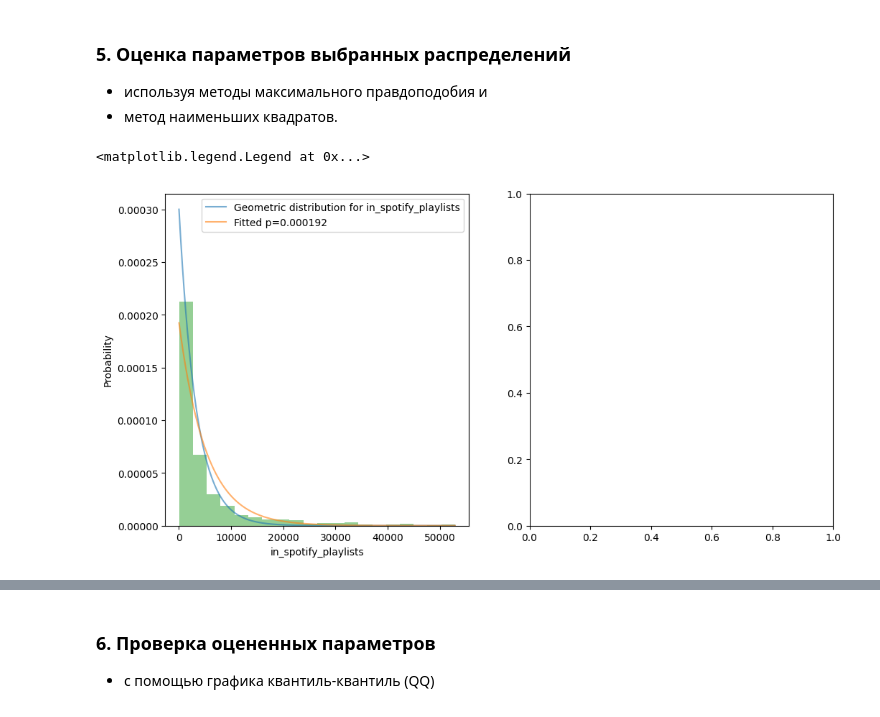
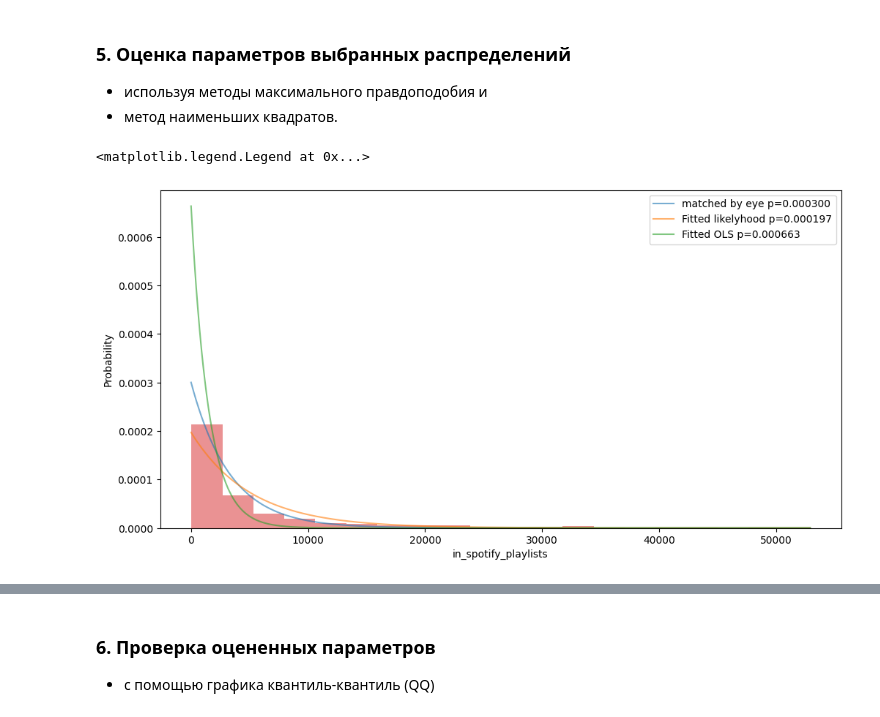
Before and after one commit to SergeyPishchulov/MOMO, a Jupyter notebook: lab3/лаба3.ipynb, the cells around one changed output, grey strips where cells are left out. Cells and saved outputs as stored; diff of their text form; code cells hidden in the pictures.

```diff
--- a/lab3/лаба3.ipynb
+++ b/lab3/лаба3.ipynb
@@ -317,8 +321,3 @@ plt.show()
 ### 5. Оценка параметров выбранных распределений
 - используя методы максимального правдоподобия и
 - метод наименьших квадратов.
-# %%
-
-dist = geom
-res = sts.fit(dist, in_spotify_playlists.values)
-# res.plot()
@@ -327,13 +324,25 @@ p_likelyhood = res.params[0]
+# %%
+res = sts.fit(geom, in_spotify_playlists.values)
+p_likelyhood = res.params[0]
+geom_likelihood_fitted = geom(p_likelyhood).pmf(x_geo)
+def geom_pmf(x,p):
+    return geom(p=p).pmf(x)
+
+d =  in_spotify_playlists.values
+xs = sorted(list(set(d)))
+hist, bin_edges = np.histogram(d,bins=xs, density=True)
+y_hist = hist   # эмпирическая функция плотности
+p_ols = curve_fit(geom_pmf,xs[:-1],hist, p0=p_rough)[0][0]
+geom_ols_fitted = geom(p=p_ols).pmf(x_geo)
 # %%
-geom_fitted = geom(p_likelyhood).pmf(x_geo)
-
-fig, axs = plt.subplots(1, 2, figsize=(12, 6))
-axs[0].plot(x_geo, y_geo, label=f'Geometric distribution for {in_spotify_playlists.name}', alpha=0.6)
-axs[0].plot(x_geo, geom_fitted, label=f'Fitted p='+"{:.6f}".format(p_likelyhood), alpha=0.6)
-axs[0].hist(in_spotify_playlists, bins=20, density=True, alpha=0.5)
-axs[0].set_xlabel('in_spotify_playlists')
-axs[0].set_ylabel('Probability')
-axs[0].legend()
+fig, ax = plt.subplots(figsize=(12, 6))#1, 2, figsize=(12, 6))
+ax.plot(x_geo, y_geo, label=f'matched by eye p='+"{:.6f}".format(p_rough), alpha=0.6)
+ax.plot(x_geo, geom_likelihood_fitted, label=f'Fitted likelyhood p='+"{:.6f}".format(p_likelyhood), alpha=0.6)
+ax.plot(x_geo, geom_ols_fitted, label=f'Fitted OLS p='+"{:.6f}".format(p_ols), alpha=0.6)
+ax.hist(in_spotify_playlists, bins=20, density=True, alpha=0.5)
+ax.set_xlabel('in_spotify_playlists')
+ax.set_ylabel('Probability')
+ax.legend()
 # %% [output]
 <matplotlib.legend.Legend at 0x...>
-[figure, old version]
+[figure, new version]
```
Also changed, not shown: parts of 11 cells of this notebook.
